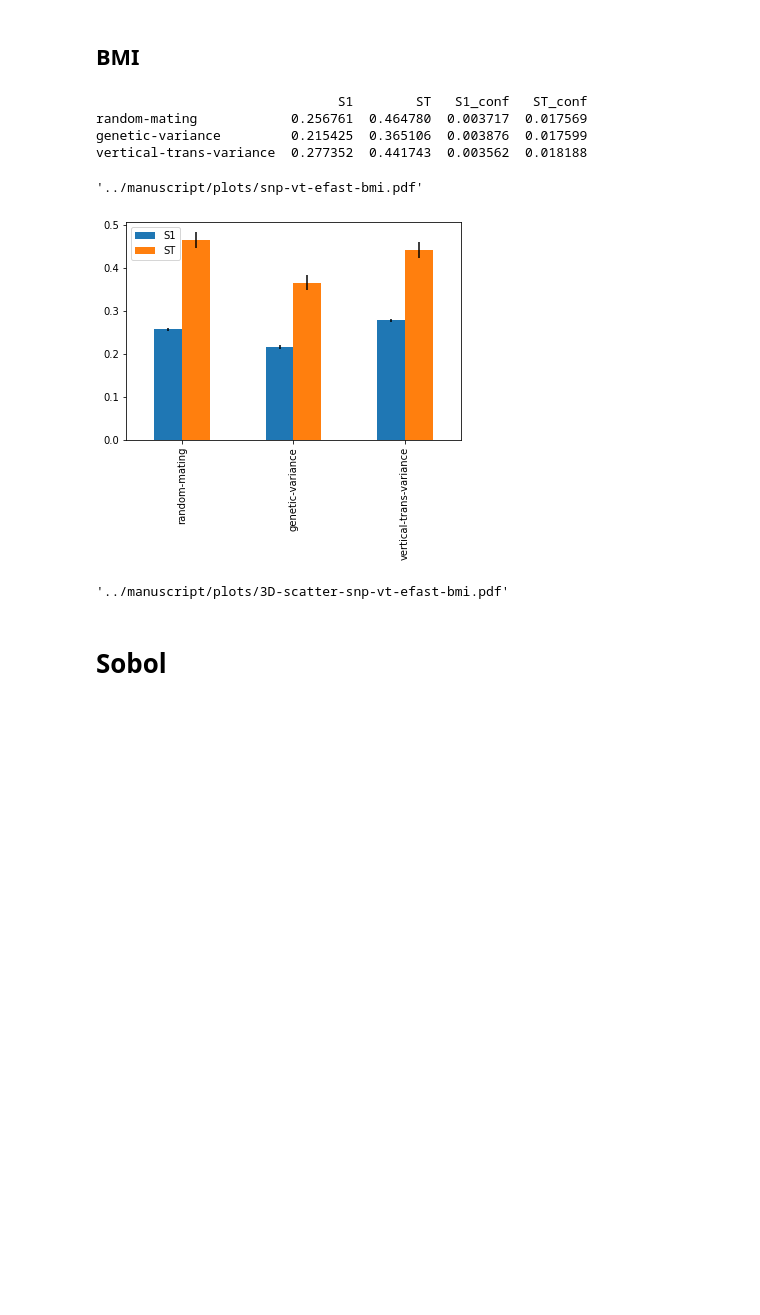
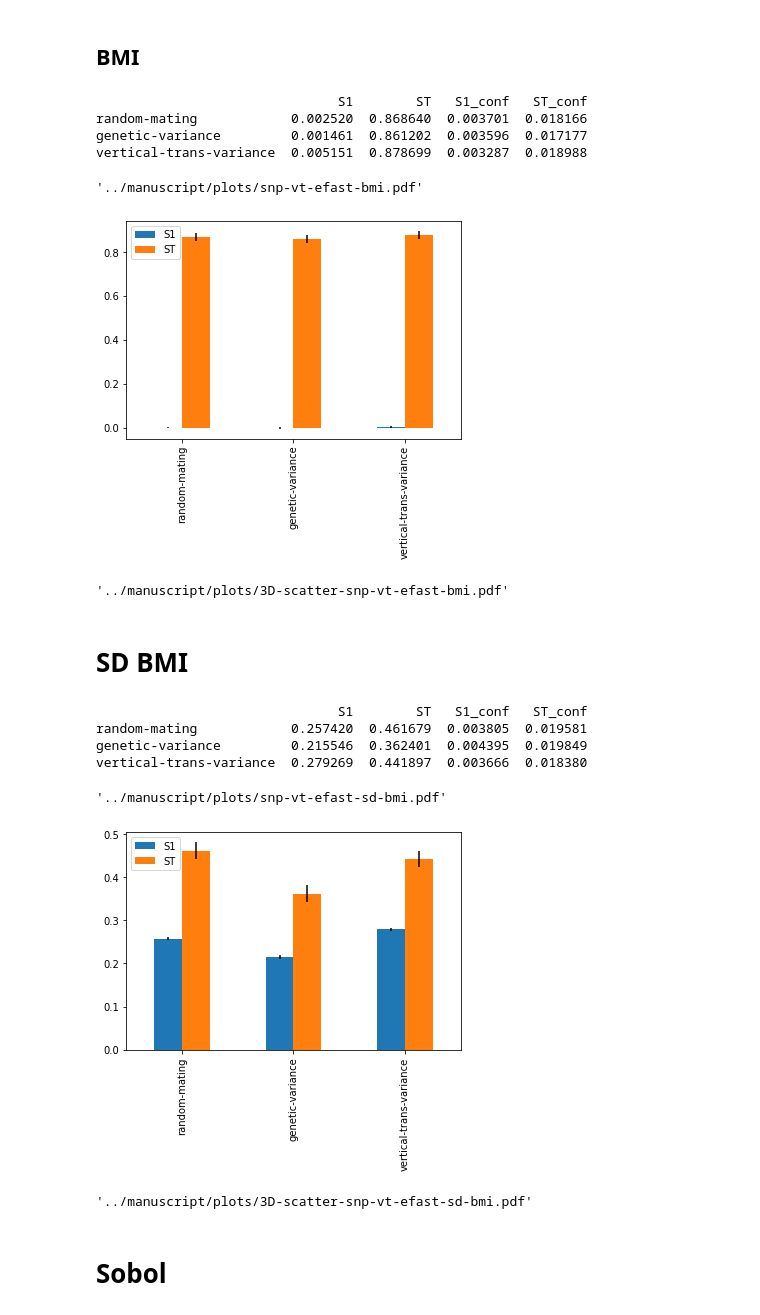
Before and after one commit to sdaza/obesity-dem-heritability, a Jupyter notebook: notebooks/snp-sensitivity-analysis-vertical-trans.ipynb, the cells around one changed output. Saved outputs shown, nothing was run; the diff lists cells and outputs as text; code cells hidden in the pictures; blank space fills up the shorter version.

```diff
--- a/notebooks/snp-sensitivity-analysis-vertical-trans.ipynb
+++ b/notebooks/snp-sensitivity-analysis-vertical-trans.ipynb
@@ -112,21 +112,53 @@ shutil.copy(plots_path + "3D-scatter-snp-vt-efast-obesity.pdf", "../manuscript/p
 # %%
 Y = df["average_bmi"].to_numpy()
 Sif = fast.analyze(problem, Y, print_to_console=True)
+Sif.plot()
+plt.savefig(plots_path + "snp-vt-efast-bmi.pdf", bbox_inches='tight')
+shutil.copy(plots_path + "snp-vt-efast-bmi.pdf", "../manuscript/plots/")
 # %% [output]
                                S1        ST   S1_conf   ST_conf
-random-mating            0.256761  0.464780  0.003717  0.017569
-genetic-variance         0.215425  0.365106  0.003876  0.017599
-vertical-trans-variance  0.277352  0.441743  0.003562  0.018188
+random-mating            0.002520  0.868640  0.003701  0.018166
+genetic-variance         0.001461  0.861202  0.003596  0.017177
+vertical-trans-variance  0.005151  0.878699  0.003287  0.018988
+'../manuscript/plots/snp-vt-efast-bmi.pdf'
+[figure, added]
+# %%
+fig = px.scatter_3d(df, x='p_random_mating', y='p_vertical_trans_variance', z= 'p_initial_genetic_variance',
+              color='average_bmi', color_continuous_scale = px.colors.sequential.OrRd)
+
+fig.update_traces(marker=dict(size=4, opacity = 0.7),
+                  selector=dict(mode='markers'))
+fig.update_layout(scene = dict(
+                    xaxis_title='random mating',
+                    yaxis_title='cultural variance',
+                    zaxis_title='genetic variance'),
+                    width=700,
+                    margin=dict(r=20, b=10, l=10, t=10),
+                    coloraxis_colorbar=dict(title="BMI")
+                    )
+fig.show()
+fig.write_image(plots_path + "3D-scatter-snp-vt-efast-bmi.pdf")
+shutil.copy(plots_path + "3D-scatter-snp-vt-efast-bmi.pdf", "../manuscript/plots/")
+# %% [output]
+'../manuscript/plots/3D-scatter-snp-vt-efast-bmi.pdf'
+# %% [markdown]
+# SD BMI
 # %%
+Y = df["sd_bmi"].to_numpy()
+Sif = fast.analyze(problem, Y, print_to_console=True)
 Sif.plot()
-plt.savefig(plots_path + "snp-vt-efast-bmi.pdf", bbox_inches='tight')
-shutil.copy(plots_path + "snp-vt-efast-bmi.pdf", "../manuscript/plots/")
+plt.savefig(plots_path + "snp-vt-efast-sd-bmi.pdf", bbox_inches='tight')
+shutil.copy(plots_path + "snp-vt-efast-sd-bmi.pdf", "../manuscript/plots/")
 # %% [output]
-'../manuscript/plots/snp-vt-efast-bmi.pdf'
+                               S1        ST   S1_conf   ST_conf
+random-mating            0.257420  0.461679  0.003805  0.019581
+genetic-variance         0.215546  0.362401  0.004395  0.019849
+vertical-trans-variance  0.279269  0.441897  0.003666  0.018380
+'../manuscript/plots/snp-vt-efast-sd-bmi.pdf'
 [figure]
 # %%
-fig = px.scatter_3d(df, x='p_random_mating', y='p_vertical_trans_variance', z= 'p_genetic_variance',
-              color='average_bmi', color_continuous_scale = px.colors.sequential.OrRd)
+fig = px.scatter_3d(df, x='p_random_mating', y='p_vertical_trans_variance', z= 'p_initial_genetic_variance',
+              color='sd_bmi', color_continuous_scale = px.colors.sequential.OrRd)
 
 fig.update_traces(marker=dict(size=4, opacity = 0.7),
                   selector=dict(mode='markers'))
@@ -136,13 +168,13 @@ fig.update_layout(scene = dict(
                     zaxis_title='genetic variance'),
                     width=700,
                     margin=dict(r=20, b=10, l=10, t=10),
-                    coloraxis_colorbar=dict(title="BMI")
+                    coloraxis_colorbar=dict(title="SD BMI")
                     )
 fig.show()
-fig.write_image(plots_path + "3D-scatter-snp-vt-efast-bmi.pdf")
-shutil.copy(plots_path + "3D-scatter-snp-vt-efast-bmi.pdf", "../manuscript/plots/")
+fig.write_image(plots_path + "3D-scatter-snp-vt-efast-sd-bmi.pdf")
+shutil.copy(plots_path + "3D-scatter-snp-vt-efast-sd-bmi.pdf", "../manuscript/plots/")
 # %% [output]
-'../manuscript/plots/3D-scatter-snp-vt-efast-bmi.pdf'
+'../manuscript/plots/3D-scatter-snp-vt-efast-sd-bmi.pdf'
 # %% [markdown]
 # Sobol
 # %%
```
Also changed, not shown: parts of 12 cells of this notebook, 9 other files.
